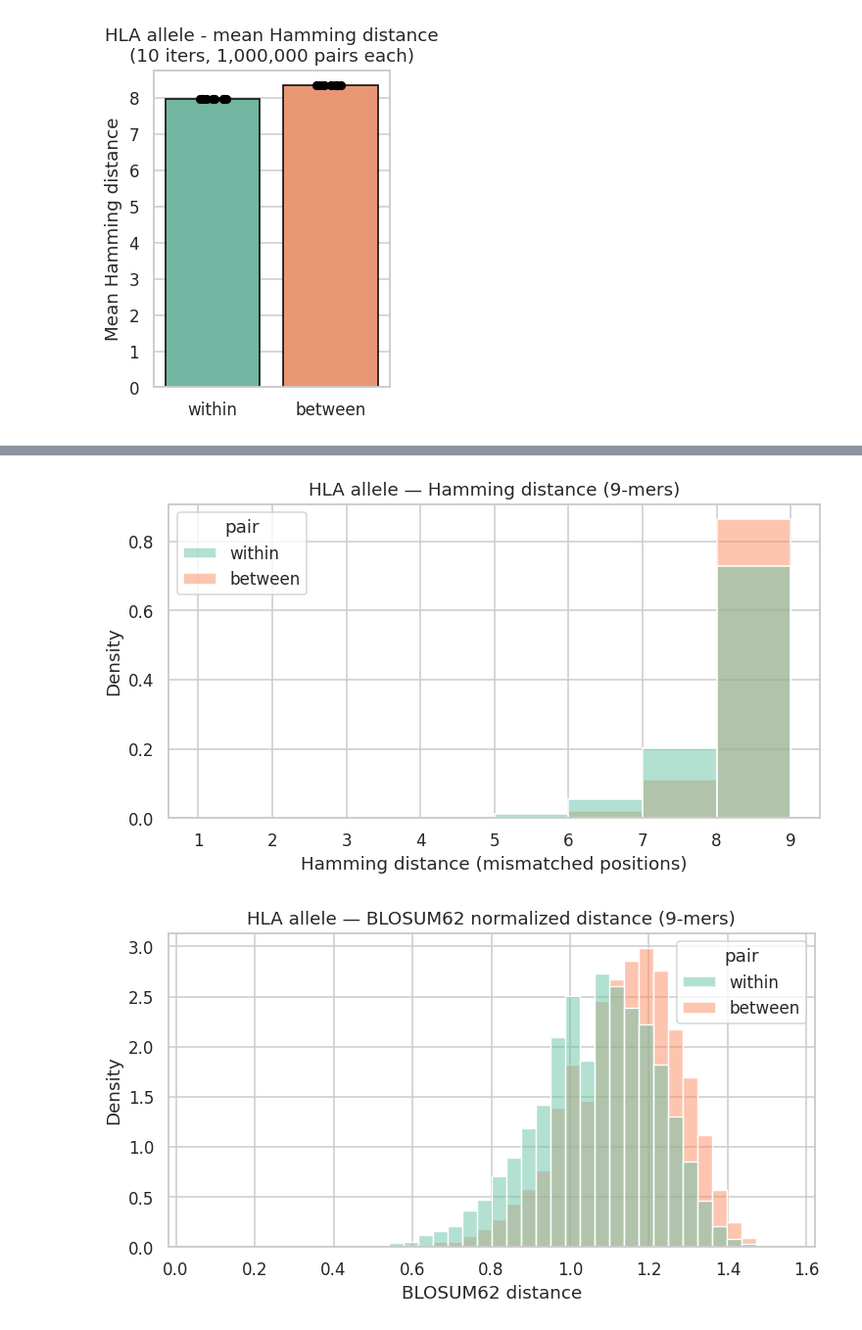
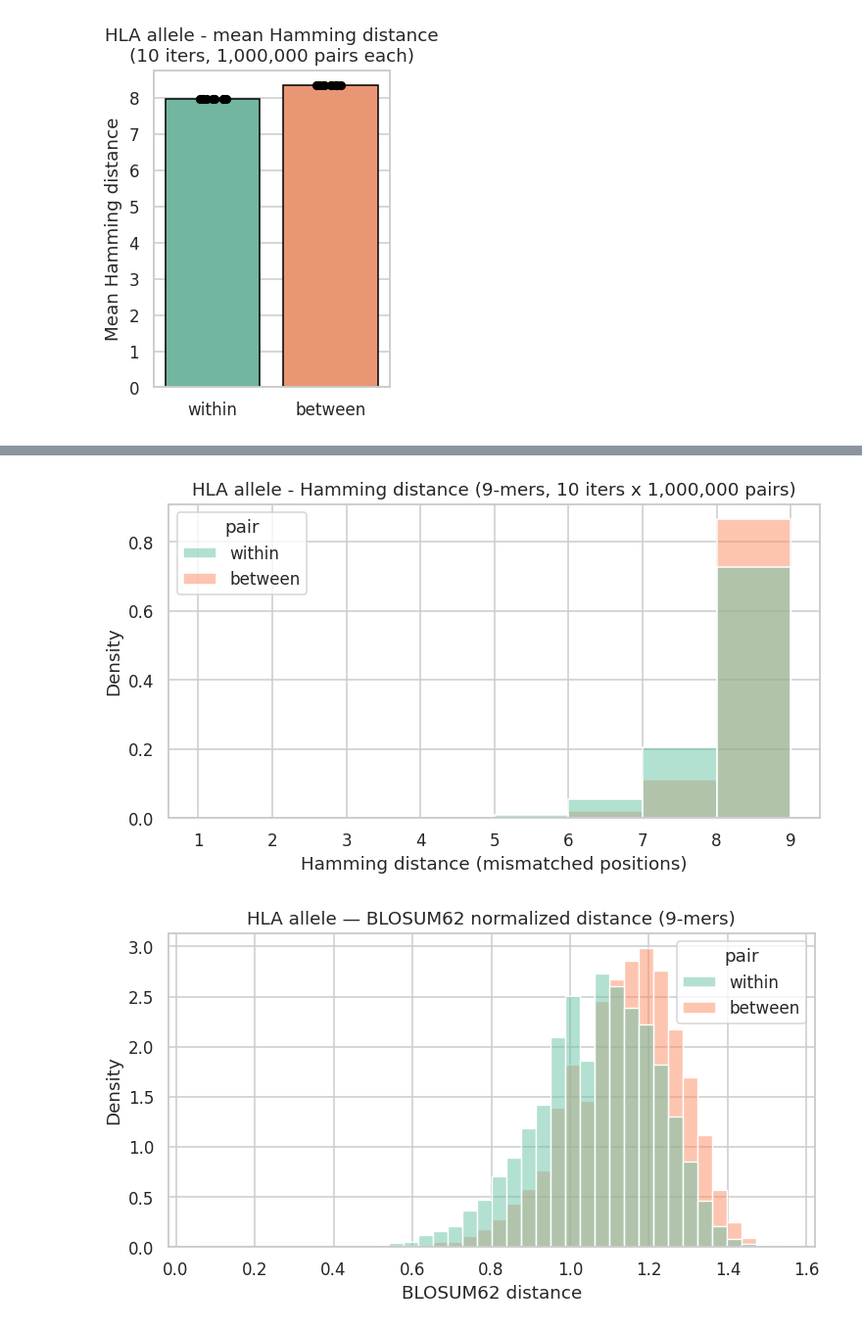
Before and after one commit to delipouya/tcr-bench, a Jupyter notebook: 3_iedb_similarity_mhc1.ipynb, the cells around one changed output, grey strips where cells are left out. Shown at 98% size. Cells and saved outputs as stored; diff of their text form; code cells hidden in the pictures.

```diff
--- a/3_iedb_similarity_mhc1.ipynb
+++ b/3_iedb_similarity_mhc1.ipynb
@@ -343,10 +351,11 @@ plt.tight_layout(); plt.show()
-# %%
-# Hamming: within vs between allele
-sub = res_allele[res_allele["metric"] == "Hamming"]
-fig, ax = plt.subplots(figsize=(7, 4))
-sns.histplot(data=sub, x="distance", hue="pair", binwidth=1, stat="density",
-             common_norm=False, palette="Set2", ax=ax)
-ax.set(title="HLA allele — Hamming distance (9-mers)", xlabel="Hamming distance (mismatched positions)")
-plt.tight_layout(); plt.show()
-# %% [output]
-[figure, removed]
+# %%
+# Hamming: within vs between allele, pooled over all iterations
+fig, ax = plt.subplots(figsize=(7, 4))
+sns.histplot(data=res_iters, x="distance", hue="pair", binwidth=1, stat="density",
+             common_norm=False, palette="Set2", ax=ax)
+ax.set(title=f"HLA allele - Hamming distance (9-mers, {n_iter} iters x {total_samples:,} pairs)",
+       xlabel="Hamming distance (mismatched positions)")
+plt.tight_layout()
+plt.show()
+# %% [output]
+[figure, added]
```
Also changed, not shown: parts of 5 cells of this notebook.
